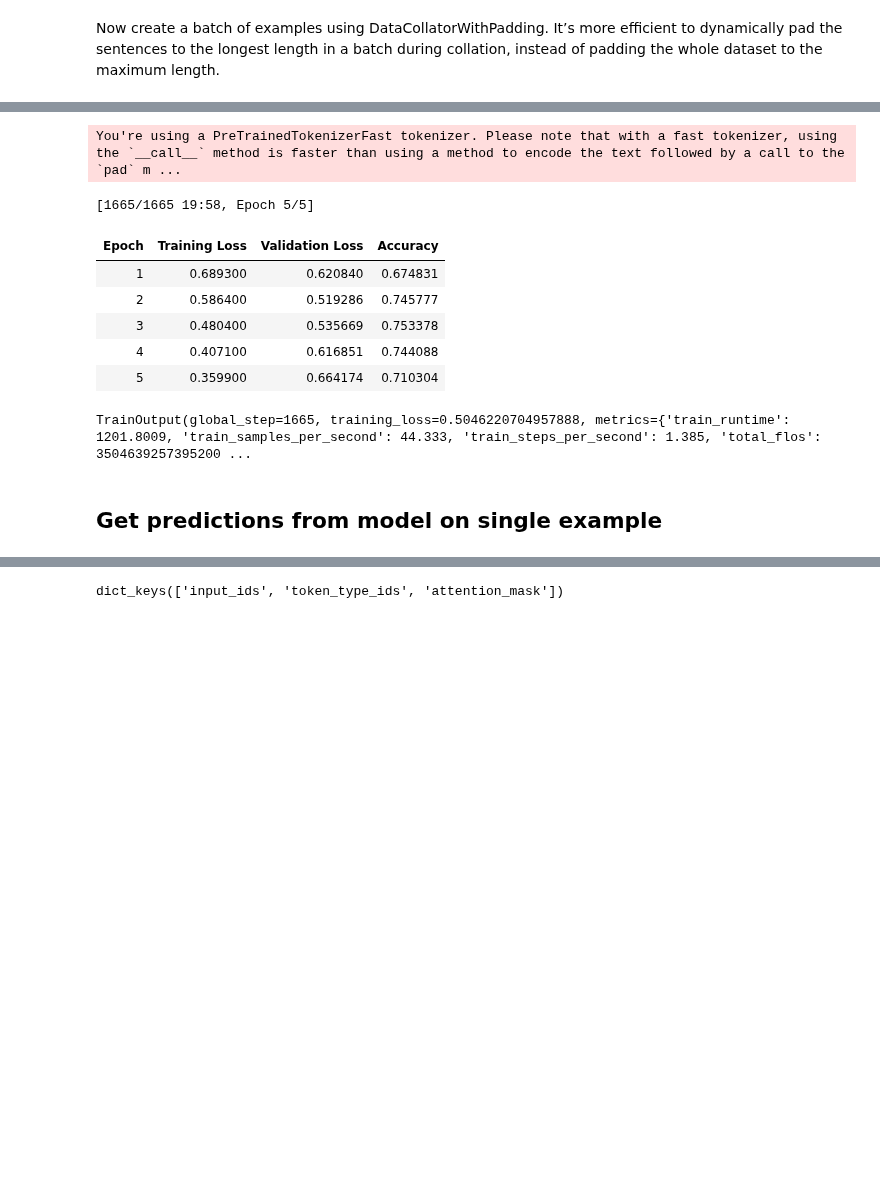
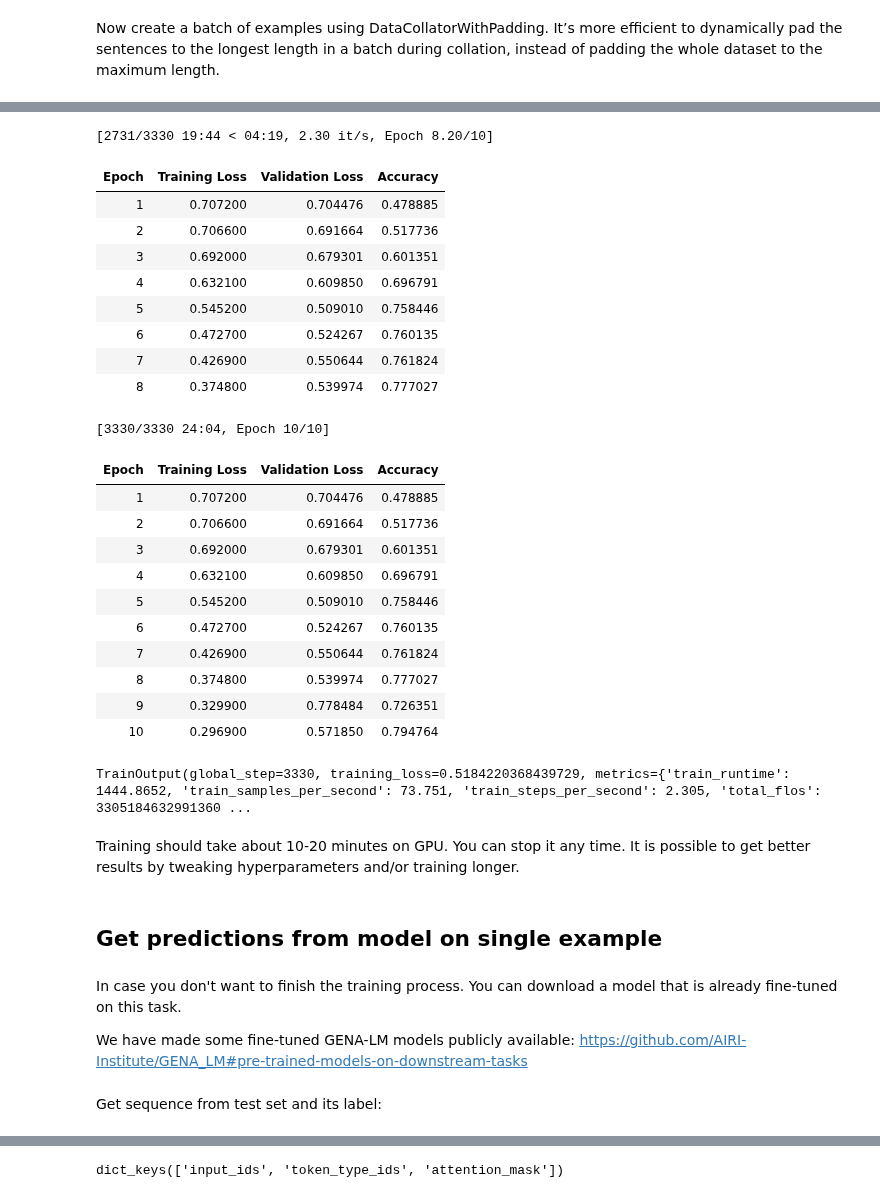
Before and after one commit to AIRI-Institute/GENA_LM, a Jupyter notebook: notebooks/GENA_sequence_classification_example.ipynb, the cells around one changed output, grey strips where cells are left out. Cells and saved outputs as stored; diff of their text form; code cells hidden in the pictures; blank space fills up the shorter version.

```diff
--- a/notebooks/GENA_sequence_classification_example.ipynb
+++ b/notebooks/GENA_sequence_classification_example.ipynb
@@ -137,5 +224,7 @@ Check how to build full dataset: https://github.com/AIRI-Institute/GENA_LM/tree/
 # %%
 from datasets import load_dataset
 # load ~11k samples from promoters prediction dataset
-dataset = load_dataset("yurakuratov/example_promoters_2k")['train'].train_test_split(test_size=0.1)
+dataset = load_dataset("yurakuratov/example_promoters_300")['train'].train_test_split(test_size=0.1)
+
+print(dataset)
 # %% [output]
@@ -216,43 +317,63 @@ def compute_metrics(eval_pred):
     predictions = np.argmax(predictions, axis=1)
     return {'accuracy': (predictions==labels).sum() / len(labels)}
 
 # change training hyperparameters to archive better quality
 training_args = TrainingArguments(
     output_dir="test_run",
-    learning_rate=1e-4,
+    learning_rate=2e-05,
     lr_scheduler_type="constant_with_warmup",
     warmup_ratio=0.1,
     optim='adamw_torch',
     weight_decay=0.0,
     per_device_train_batch_size=32,
     per_device_eval_batch_size=32,
-    num_train_epochs=5,
+    num_train_epochs=10,
     evaluation_strategy="epoch",
     save_strategy="epoch",
     logging_strategy="epoch",
     load_best_model_at_end=True
 )
 
 trainer = Trainer(
     model=model,
     args=training_args,
     train_dataset=tokenized_dataset["train"],
     eval_dataset=tokenized_dataset["test"],
     tokenizer=tokenizer,
     data_collator=data_collator,
     compute_metrics=compute_metrics,
 )
 
 trainer.train()
 # %% [output]
-You're using a PreTrainedTokenizerFast tokenizer. Please note that with a fast tokenizer, using the `__call__` method is faster than using a method to encode the text followed by a call to the `pad` m ...
+[2731/3330 19:44 < 04:19, 2.30 it/s, Epoch 8.20/10]
+| Epoch | Training Loss | Validation Loss | Accuracy |
+| 1 | 0.707200 | 0.704476 | 0.478885 |
+| 2 | 0.706600 | 0.691664 | 0.517736 |
+| 3 | 0.692000 | 0.679301 | 0.601351 |
+| 4 | 0.632100 | 0.609850 | 0.696791 |
+| 5 | 0.545200 | 0.509010 | 0.758446 |
+| 6 | 0.472700 | 0.524267 | 0.760135 |
+| 7 | 0.426900 | 0.550644 | 0.761824 |
+| 8 | 0.374800 | 0.539974 | 0.777027 |
-[1665/1665 19:58, Epoch 5/5]
+[3330/3330 24:04, Epoch 10/10]
-| Epoch | Training Loss | Validation Loss | Accuracy |
-| 1 | 0.689300 | 0.620840 | 0.674831 |
-| 2 | 0.586400 | 0.519286 | 0.745777 |
-| 3 | 0.480400 | 0.535669 | 0.753378 |
-| 4 | 0.407100 | 0.616851 | 0.744088 |
-| 5 | 0.359900 | 0.664174 | 0.710304 |
+| Epoch | Training Loss | Validation Loss | Accuracy |
+| 1 | 0.707200 | 0.704476 | 0.478885 |
+| 2 | 0.706600 | 0.691664 | 0.517736 |
+| 3 | 0.692000 | 0.679301 | 0.601351 |
+| 4 | 0.632100 | 0.609850 | 0.696791 |
+| 5 | 0.545200 | 0.509010 | 0.758446 |
+| 6 | 0.472700 | 0.524267 | 0.760135 |
+| 7 | 0.426900 | 0.550644 | 0.761824 |
+| 8 | 0.374800 | 0.539974 | 0.777027 |
+| 9 | 0.329900 | 0.778484 | 0.726351 |
+| 10 | 0.296900 | 0.571850 | 0.794764 |
-TrainOutput(global_step=1665, training_loss=0.5046220704957888, metrics={'train_runtime': 1201.8009, 'train_samples_per_second': 44.333, 'train_steps_per_second': 1.385, 'total_flos': 3504639257395200 ...
+TrainOutput(global_step=3330, training_loss=0.5184220368439729, metrics={'train_runtime': 1444.8652, 'train_samples_per_second': 73.751, 'train_steps_per_second': 2.305, 'total_flos': 3305184632991360 ...
+# %% [markdown]
+Training should take about 10-20 minutes on GPU. You can stop it any time. It is possible to get better results by tweaking hyperparameters and/or training longer.
 # %% [markdown]
 ## Get predictions from model on single example
+# %% [markdown]
+In case you don't want to finish the training process. You can download a model that is already fine-tuned on this task.
+
+We have made some fine-tuned GENA-LM models publicly available: https://github.com/AIRI-Institute/GENA_LM#pre-trained-models-on-downstream-tasks
@@ -259,2 +383,4 @@ TrainOutput(global_step=1665, training_loss=0.5046220704957888, metrics={'train_
+# %% [markdown]
+Get sequence from test set and its label:
 # %%
 x, y = dataset['test']['sequence'][0], dataset['test']['label'][0]
```
Also changed, not shown: parts of 55 cells of this notebook.
